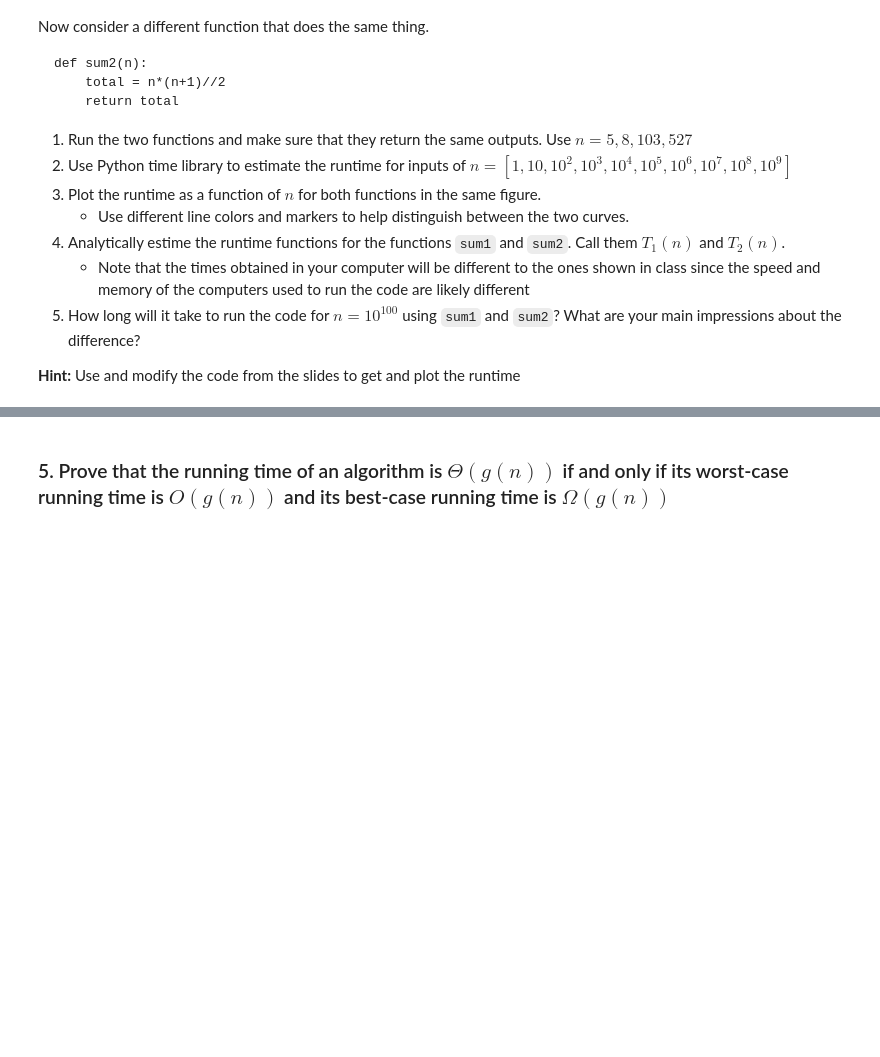
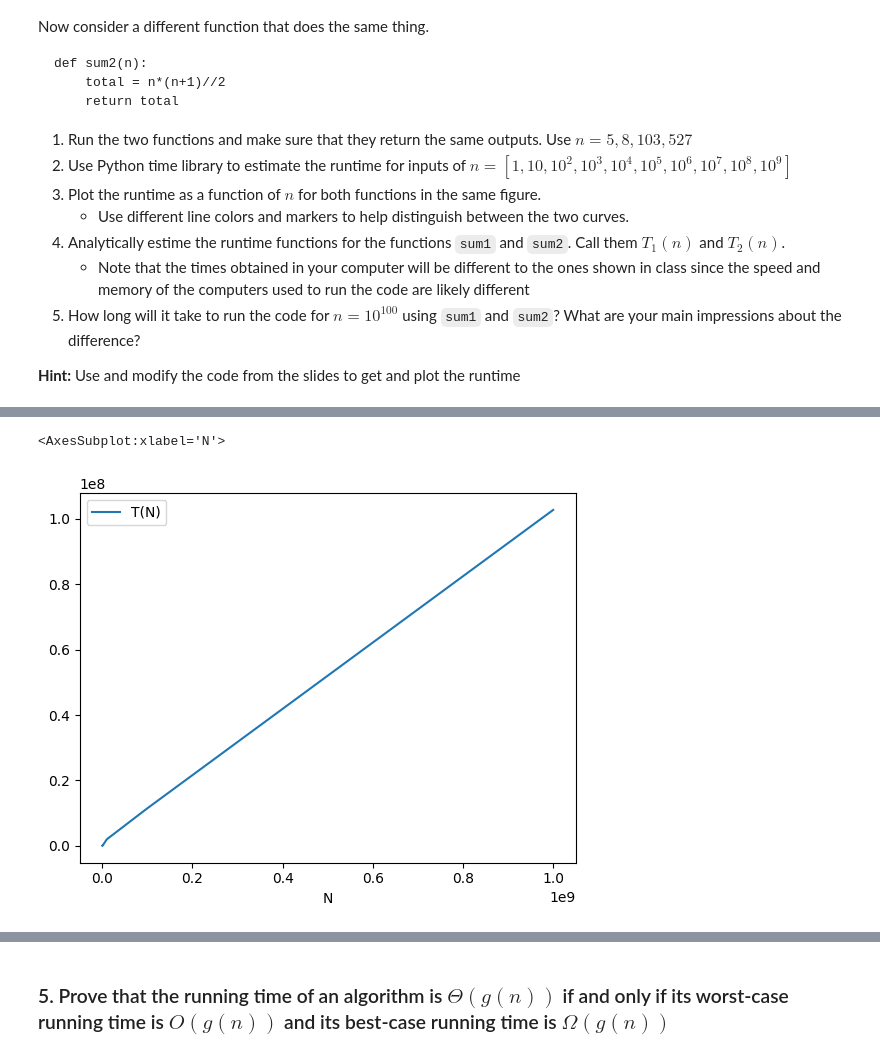
Before and after one commit to juanfranciscocis/Data-Structures, a Jupyter notebook: homework_1/hw1.ipynb, the cells around one changed output, grey strips where cells are left out. Cells and saved outputs as stored; diff of their text form; code cells hidden in the pictures; blank space fills up the shorter version.

```diff
--- a/homework_1/hw1.ipynb
+++ b/homework_1/hw1.ipynb
@@ -88,0 +129,19 @@ def sum2(n):
+# %%
+N = [5, 8, 103,527]
+results1 = [sum1(n) for n in N]
+results2 = [sum2(n) for n in N]
+print(results1)
+print(results2)
+
+listResults1 =[]
+listResults2 =[]
+for i in range(len(results1)):
+    listResults1.append(results1[i][1])
+    listResults2.append(results1[i][1])
+print(listResults1)
+print(listResults1)
+
+dfResults1 = pd.DataFrame(zip(N, listResults1))
+dfResults1.columns = ['N', 'T(N)']
+dfResults2 = pd.DataFrame(zip(N, listResults2))
+dfResults2.columns = ['N', 'T(N)']
@@ -88,0 +171,14 @@ def sum2(n):
+# %%
+ntimes = [1, 10, 100, 1000, 10000, 100000, 1000000, 10000000,100000000,1000000000]
+run_time1 = [sum1(n) for n in ntimes]
+run_time2 = [sum2(n) for n in ntimes]
+# %%
+time1 = []
+time2 = []
+for i in range(len(run_time1)):
+    time1.append(run_time1[i][0])
+    time2.append(run_time2[i][0])
+# %%
+df1 = pd.DataFrame(zip(ntimes, time1))
+df1.columns = ['N', 'T(N)']
+df1
@@ -88,0 +213,5 @@ def sum2(n):
+# %%
+df1.plot(x='N', y='T(N)')
+# %% [output]
+<AxesSubplot:xlabel='N'>
+[figure, added]
```
Also changed, not shown: parts of 14 cells of this notebook.
